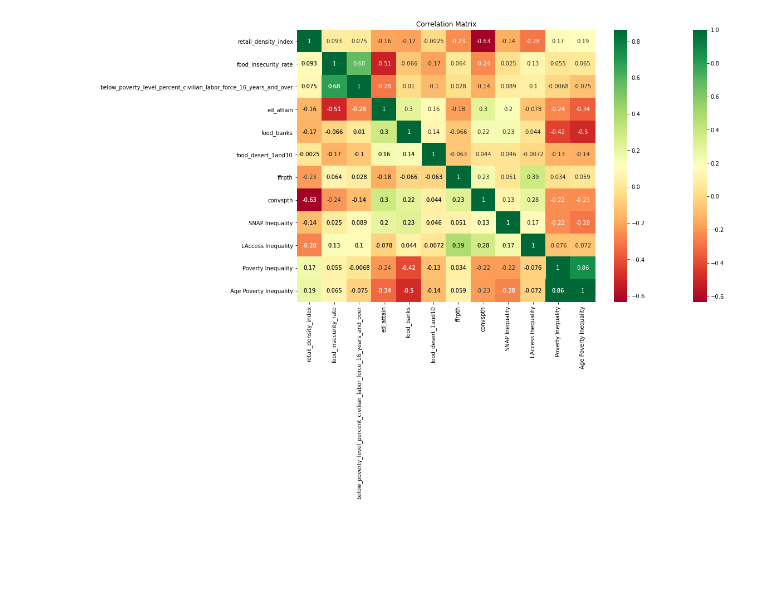
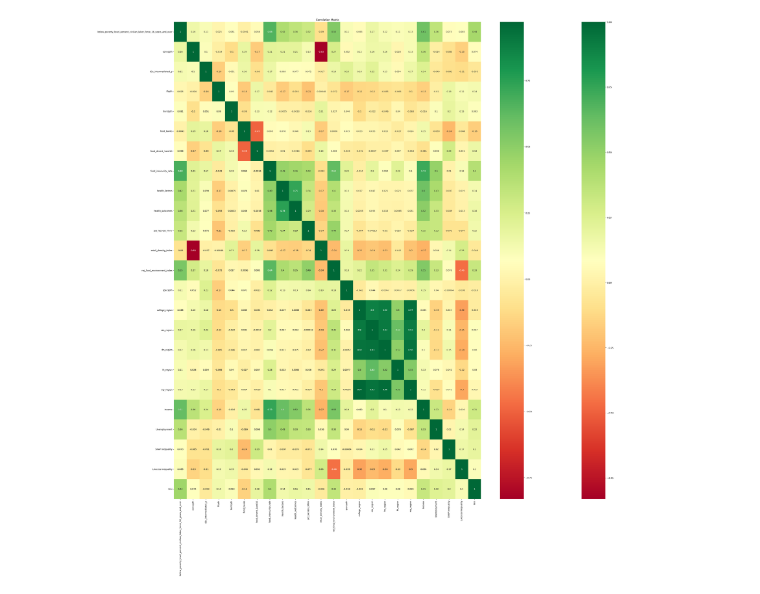
Before and after one commit to zacharyejohnson/AAEA-local-food-data-competition, a Jupyter notebook: correlation matrix.ipynb, the cells around one changed output. Drawn from its saved outputs; the diff is of its cells as text; code cells hidden in the pictures; blank space fills up the shorter version.

```diff
--- a/correlation matrix.ipynb
+++ b/correlation matrix.ipynb
@@ -6,6 +6,7 @@ from scipy.stats.mstats import gmean
 from matplotlib import pyplot as plt
 import seaborn as sns
 # %%
-data = pd.read_excel('Scored_variables.xlsx')
+data = pd.read_excel('zscores_contains_imputed.xlsx')
+data.set_index("fips", inplace=True)
 data
 # %% [output]
@@ -25,4 +27,4 @@ data
 # %%
-subdata = data.iloc[:, 5:]
+subdata = data.iloc[:, :-13]
 subdata
 # %% [output]
@@ -44,13 +47,13 @@ subdata
 correlation_matrix=subdata.corr()
 # %%
 #plot the correlation matrix
-plt.figure(figsize=(15, 9))
+plt.figure(figsize=(40, 40))
 sns.heatmap(correlation_matrix, annot=True, cmap='RdYlGn')
 plt.title('Correlation Matrix')
 #Highlight positive correlations
 mask = np.triu(np.ones_like(correlation_matrix, dtype=bool))
 sns.heatmap(correlation_matrix, annot=True, cmap='RdYlGn', mask=mask)
 
 plt.show()
 # %% [output]
-[figure, old version]
+[figure, new version]
```
Also changed, not shown: parts of 2 cells of this notebook, 3 other files.
